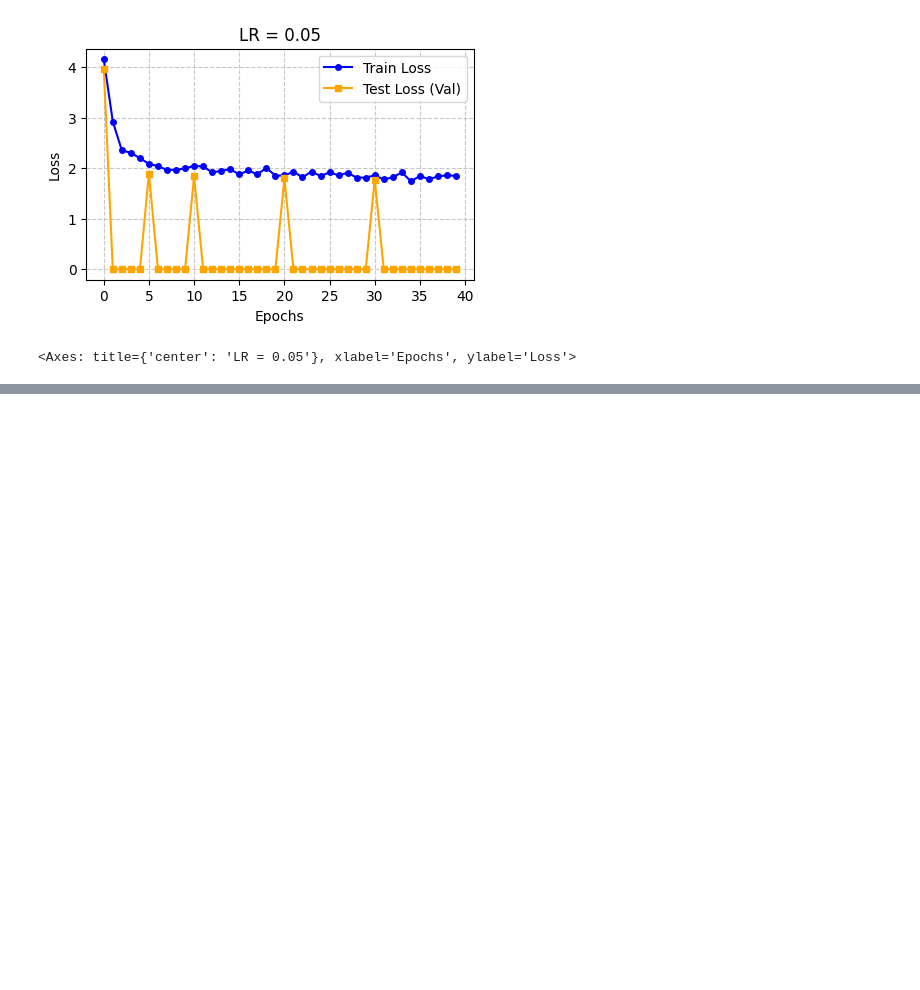
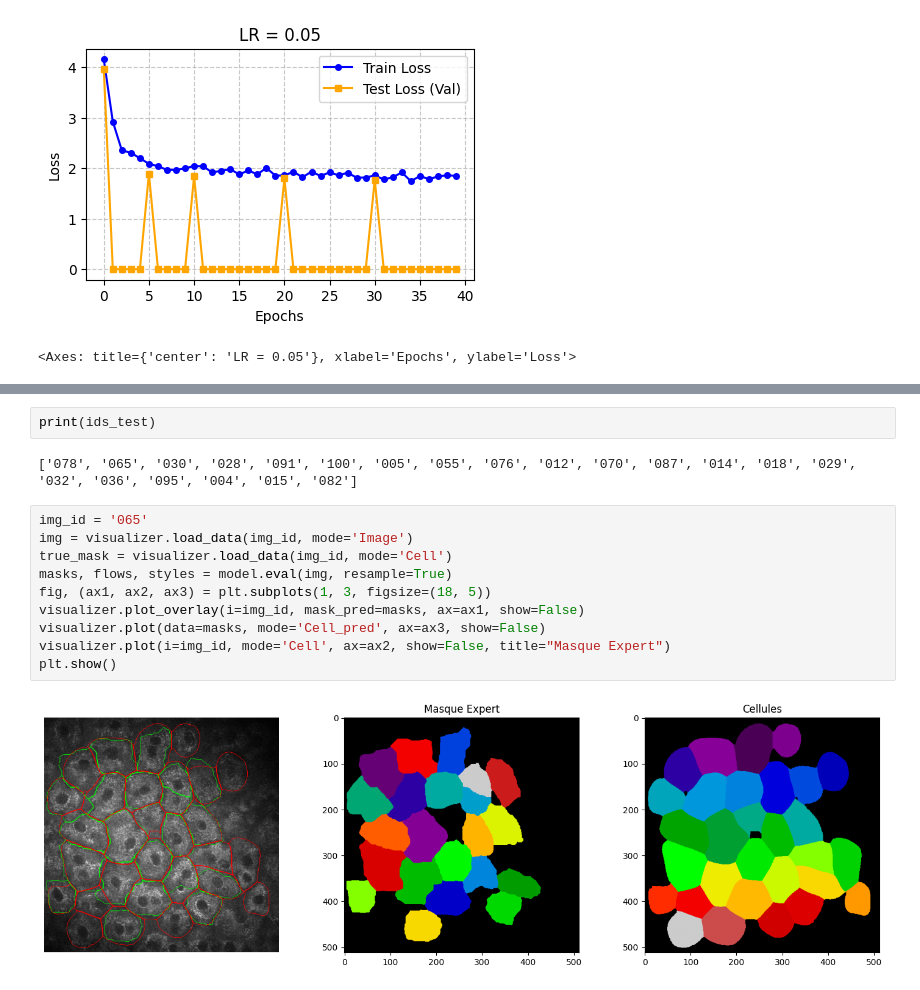
Before and after one commit to GautierGabriel/DIMA, a Jupyter notebook: scripts/cellpose4.ipynb, the cells around one changed output, grey strips where cells are left out. Drawn from its saved outputs; the diff is of its cells as text; blank space fills up the shorter version.

Commit message:
ploting cell sam and test

```diff
--- a/scripts/cellpose4.ipynb
+++ b/scripts/cellpose4.ipynb
@@ -368,3 +380,19 @@ Error:
+# %%
+print(ids_test)
+# %% [output]
+['078', '065', '030', '028', '091', '100', '005', '055', '076', '012', '070', '087', '014', '018', '029', '032', '036', '095', '004', '015', '082']
+# %%
+img_id = '065'
+img = visualizer.load_data(img_id, mode='Image')
+true_mask = visualizer.load_data(img_id, mode='Cell')
+masks, flows, styles = model.eval(img, resample=True)
+fig, (ax1, ax2, ax3) = plt.subplots(1, 3, figsize=(18, 5))
+visualizer.plot_overlay(i=img_id, mask_pred=masks, ax=ax1, show=False)
+visualizer.plot(data=masks, mode='Cell_pred', ax=ax3, show=False)
+visualizer.plot(i=img_id, mode='Cell', ax=ax2, show=False, title="Masque Expert")
+plt.show()
+# %% [output]
+[figure, added]
 # %%
 oc.download_path('/content/data/prediction/cellpose4_50/','/travail/Mines/DIMA/Segmentation/data/prediction/cellpose4_50/')
 # %% [output]
```
Also changed, not shown: parts of 4 cells of this notebook, 12 other files.
